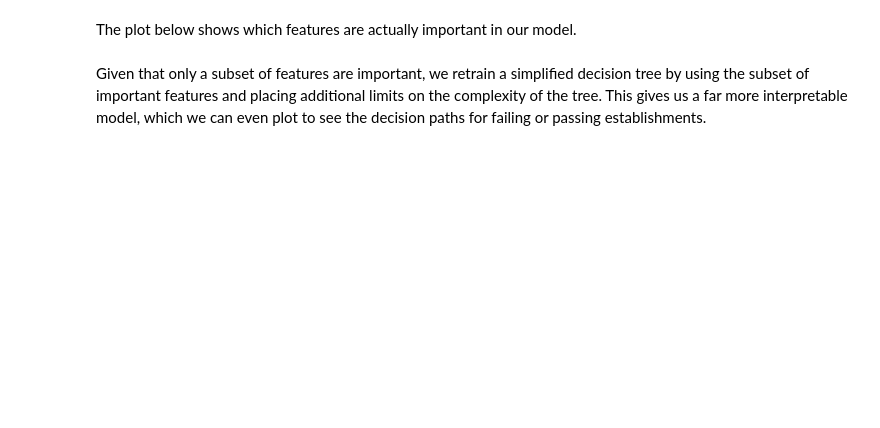
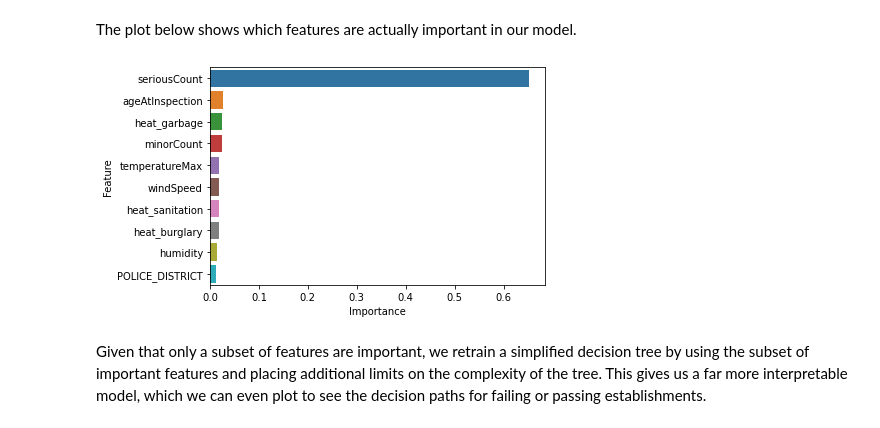
Before and after one commit to paulbsalamanca/CSS-Project-3-Team-6-Fall-2020, a Jupyter notebook: Project 3 Students.ipynb, the cells around one changed output. Drawn from its saved outputs; the diff is of its cells as text; code cells hidden in the pictures; blank space fills up the shorter version.

```diff
--- a/Project 3 Students.ipynb
+++ b/Project 3 Students.ipynb
@@ -216,0 +217,16 @@ rf_classifier = RandomForestClassifier(criterion='gini',  # or 'entropy' for inf
+# %%
+# tune hyperparameters using cross validation
+rf_classifier = RandomForestClassifier()
+
+# grid of potnetial hyperparameters
+param_grid = {'criterion': ['gini', 'entropy'],
+             'max_depth': [1, 5, 10],
+             'min_impurity_decrease': [0.0001, 0.0005, 0.001],
+             'random_state': [10]}
+
+rf_grid = GridSearchCV(rf_classifier, param_grid, cv = 3,
+                       scoring=['accuracy', 'precision', 'recall', 'f1'], n_jobs = -1,
+                       refit = 'precision')
+
+# fit on entire data
+rf_grid.fit(X, y.ravel())
@@ -226,13 +267,16 @@ scores.mean()
 The plot below shows which features are actually important in our model.
 # %%
 # Refit the random forest on the whole dataset to get feature importances
+rf_classifier()
 rf_classifier.fit(X, y.ravel())
 import seaborn as sns
 
 feat_importances = pd.concat([pd.DataFrame(X.columns),pd.DataFrame(np.transpose(rf_classifier.feature_importances_))], axis = 1)
 feat_importances.columns = ["Feature", "Importance"]
 sns.barplot(x = "Importance", y = "Feature", data = feat_importances.nlargest(10, 'Importance'))
 plt.show()
+# %% [output]
+[figure, added]
 # %% [markdown]
 Given that only a subset of features are important, we retrain a simplified decision tree by using the subset of important features and placing additional limits on the complexity of the tree. This gives us a far more interpretable model, which we can even plot to see the decision paths for failing or passing establishments.
 # %%
```
Also changed, not shown: parts of 14 cells of this notebook.
